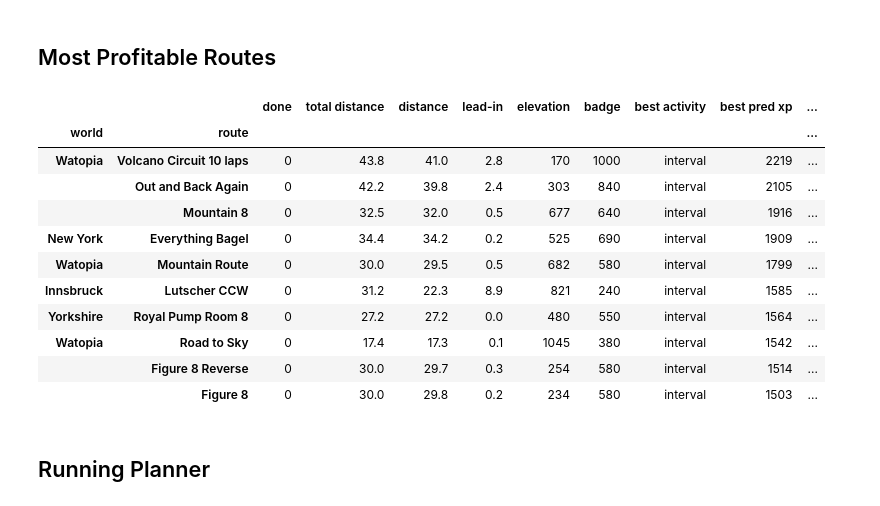
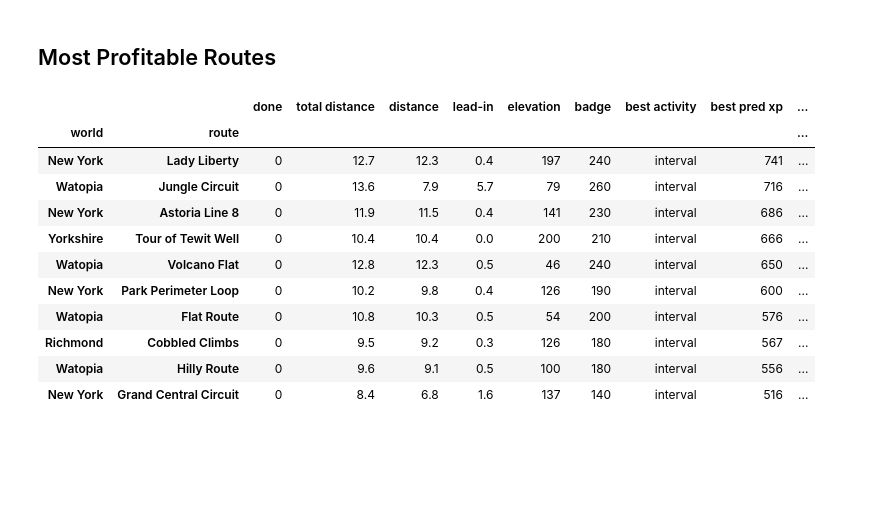
Before and after one commit to bennylp/zwift-training, a Jupyter notebook: zwift-planner.ipynb, the cells around one changed output. Saved outputs shown, nothing was run; the diff lists cells and outputs as text; code cells hidden in the pictures; blank space fills up the shorter version.

Commit message:
Last week before rest week

```diff
--- a/zwift-planner.ipynb
+++ b/zwift-planner.ipynb
@@ -289,45 +557,49 @@ def calc_avg_watt(ftp, tss, duration):
 
 def calc_tss(ftp, avg_watt, duration):
     #np = avg_watt
     #IF = np / ftp
     #tss = (pd.Timedelta(duration).total_seconds()  * np * IF) / (ftp * 3600) * 100
     tss = pd.Timedelta(duration).total_seconds() / 3600 * (avg_watt ** 2) / (ftp ** 2) * 100
     return tss
 
 def best_route_by_tss(ftp, weight, tss, duration, kind=None, done=None):
     duration = pd.Timedelta(duration)
     avg_watt = calc_avg_watt(ftp, tss, duration)
     return best_route(avg_watt/weight, weight, duration+pd.Timedelta(minutes=10),
                       min_duration=duration-pd.Timedelta(minutes=10),
                       kind=kind, done=done)
 
 # Monday: Step-down interval
 #best_route_by_tss(160, 83, 62, '0:50:00', kind='workout')
 
 # Tuesday: Low-cadence interval
 #best_route_by_tss(160, 83, 53, '0:50:00', kind='workout')
 
 # Thursday: The long ride
 #best_route_by_tss(160, 83, 42, '0:50:00', kind='interval')
 
-# MAF Rest day
+# Rest day
 #best_route(84/83, 83, '0:35:00')
 #best_route_by_tss(160, 83, 16, '0:25:00')
 
-# MAF M8070
-best_route(110/83, 83, '2:00:00').head(10)
+# M4575
+best_route(115/83, 83, '0:45:00').head(10)
+
+# M9075
+#best_route(115/83, 83, '1:30:00').head(10)
+
+# M150
+#best_route(115/83, 83, '2:05:00').head(10)
 # %% [output]
 |  |  | done | total distance | distance | lead-in | elevation | badge | best activity | best pred xp | ... |
 | world | route |  |  |  |  |  |  |  |  | ... |
-| Watopia | Volcano Circuit 10 laps | 0 | 43.8 | 41.0 | 2.8 | 170 | 1000 | interval | 2219 | ... |
-|  | Out and Back Again | 0 | 42.2 | 39.8 | 2.4 | 303 | 840 | interval | 2105 | ... |
-|  | Mountain 8 | 0 | 32.5 | 32.0 | 0.5 | 677 | 640 | interval | 1916 | ... |
-| New York | Everything Bagel | 0 | 34.4 | 34.2 | 0.2 | 525 | 690 | interval | 1909 | ... |
-| Watopia | Mountain Route | 0 | 30.0 | 29.5 | 0.5 | 682 | 580 | interval | 1799 | ... |
-| Innsbruck | Lutscher CCW | 0 | 31.2 | 22.3 | 8.9 | 821 | 240 | interval | 1585 | ... |
-| Yorkshire | Royal Pump Room 8 | 0 | 27.2 | 27.2 | 0.0 | 480 | 550 | interval | 1564 | ... |
-| Watopia | Road to Sky | 0 | 17.4 | 17.3 | 0.1 | 1045 | 380 | interval | 1542 | ... |
-|  | Figure 8 Reverse | 0 | 30.0 | 29.7 | 0.3 | 254 | 580 | interval | 1514 | ... |
-|  | Figure 8 | 0 | 30.0 | 29.8 | 0.2 | 234 | 580 | interval | 1503 | ... |
+| New York | Lady Liberty | 0 | 12.7 | 12.3 | 0.4 | 197 | 240 | interval | 741 | ... |
+| Watopia | Jungle Circuit | 0 | 13.6 | 7.9 | 5.7 | 79 | 260 | interval | 716 | ... |
+| New York | Astoria Line 8 | 0 | 11.9 | 11.5 | 0.4 | 141 | 230 | interval | 686 | ... |
+| Yorkshire | Tour of Tewit Well | 0 | 10.4 | 10.4 | 0.0 | 200 | 210 | interval | 666 | ... |
+| Watopia | Volcano Flat | 0 | 12.8 | 12.3 | 0.5 | 46 | 240 | interval | 650 | ... |
+| New York | Park Perimeter Loop | 0 | 10.2 | 9.8 | 0.4 | 126 | 190 | interval | 600 | ... |
+| Watopia | Flat Route | 0 | 10.8 | 10.3 | 0.5 | 54 | 200 | interval | 576 | ... |
+| Richmond | Cobbled Climbs | 0 | 9.5 | 9.2 | 0.3 | 126 | 180 | interval | 567 | ... |
+| Watopia | Hilly Route | 0 | 9.6 | 9.1 | 0.5 | 100 | 180 | interval | 556 | ... |
+| New York | Grand Central Circuit | 0 | 8.4 | 6.8 | 1.6 | 137 | 140 | interval | 516 | ... |
-# %% [markdown]
-## Running Planner
```
Also changed, not shown: parts of 15 cells of this notebook, 4 other files.
